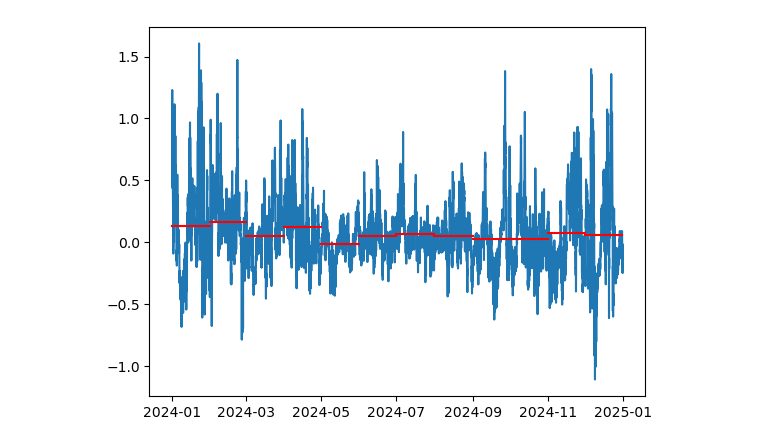
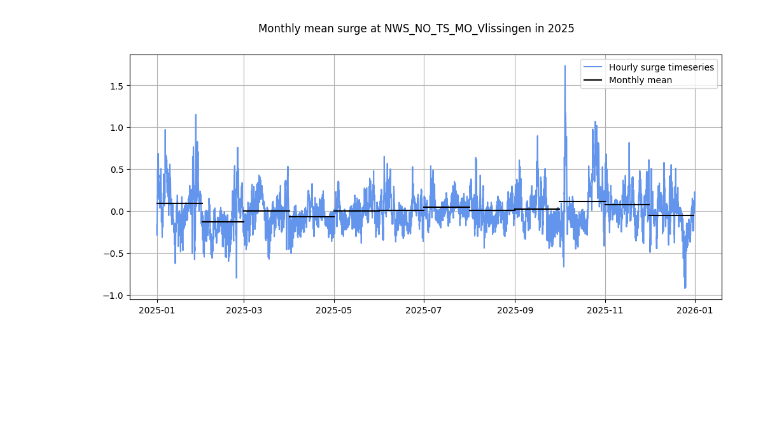
Before and after one commit to VU-IVM/gtsm3-era5-nrt, a Jupyter notebook: 03_other_postprocessing/00_monthly_means_surge_SeaLevelMonitor.ipynb, the cells around one changed output. Cells and saved outputs as stored; diff of their text form; code cells hidden in the pictures; blank space fills up the shorter version.

Commit message:
upodated analysis surge quantiles and AM

```diff
--- a/03_other_postprocessing/00_monthly_means_surge_SeaLevelMonitor.ipynb
+++ b/03_other_postprocessing/00_monthly_means_surge_SeaLevelMonitor.ipynb
@@ -18,3 +17,3 @@ outdir = os.path.join(dir_postproc,'SeaLevelMonitor')
 # %%
 # select year to process
-yrs = range(1981,2019)
+yrs = range(2019,2025)
@@ -159,9 +146,12 @@ Attributes: (12/35)
+# %%
+year = 2025
+ds_ts = xr.open_mfdataset(os.path.join(r'p:\1230882-emodnet_hrsm\GTSM-ERA5\06_model_runs\03_postprocessing\timeseries-GTSM-ERA5-hourly\surge',f'reanalysis_surge_hourly_{year}_*_v2.nc'))
 # %%
 # checkplot of timeseries and monthly means for one location
 
-loc = [4.556043, 52.461978] # IJmuiden station coordinates [lon,lat]
-
-# find station number
-abslon = np.abs(ds_monthly_mean.station_x_coordinate-loc[0])
-abslat = np.abs(ds_monthly_mean.station_y_coordinate-loc[1])
-station_id = ds_monthly_mean['stations'].isel(stations=np.argmin(abslon.values**2 + abslat.values**2)).values.tolist()
+locs = [[4.556043, 52.461978], # IJmuiden
+        [3.597, 51.453], # Vlissingen
+        [4.738, 52.959], # Den Helder
+        [5.296, 53.21], # Harlingen
+        [6.938, 53.32], # Delfzijl
+        [4.124, 51.979]] # Hoek van Holland
@@ -186,12 +158,25 @@ Attributes:
+# %%
+loc = locs[0]
+
+# find station number
+abslon = np.abs(ds_all.station_x_coordinate-loc[0])
+abslat = np.abs(ds_all.station_y_coordinate-loc[1])
+station_id = ds_all['stations'].isel(stations=np.argmin(abslon.values**2 + abslat.values**2)).values.tolist()
 # %%
 # Make a plot of timeseries and monthly means
-plt.plot(ds['time'],ds['surge'].sel(stations=station_id))
+
+fig,ax = plt.subplots(figsize=(12,5))
+ax.plot(ds_ts['time'],ds_ts['surge'].sel(stations=station_id), color='cornflowerblue', label='Hourly surge timeseries')
 for mm in range(0,12):
-    time1 = np.datetime64(f"{ds_monthly_mean['year'].values[0]}-{ds_monthly_mean['month'][mm].values:02}")
+    time1 = np.datetime64(f"{year}-{ds_all.sel(year=year)['month'][mm].values:02}")
     if mm==11:
-        time2 = np.datetime64(f"{ds_monthly_mean['year'].values[0]}-{ds_monthly_mean['month'][mm].values:02}-31")
+        time2 = np.datetime64(f"{year}-{ds_all.sel(year=year)['month'][mm].values:02}-31")
     else:
-        time2 = np.datetime64(f"{ds_monthly_mean['year'].values[0]}-{ds_monthly_mean['month'][mm+1].values:02}")
-    plt.plot([time1,time2],[ds_monthly_mean['surge'].sel(stations=station_id).squeeze().values[mm],ds_monthly_mean['surge'].sel(stations=station_id).squeeze().values[mm]],color='red')
+        time2 = np.datetime64(f"{year}-{ds_all.sel(year=year)['month'][mm+1].values:02}")
+    ax.plot([time1,time2],[ds_all['surge'].sel(stations=station_id, year=year).squeeze().values[mm],ds_all['surge'].sel(stations=station_id, year=year).squeeze().values[mm]],color='k', label='Monthly mean' if mm==0 else "")
+ax.grid()
+ax.legend()
+fig.suptitle(f"Monthly mean surge at {ds_all['station_name'].sel(stations=station_id).values.item()} in {year}")
+fig.savefig(os.path.join(outdir,'figures',f'monthly_means_surge_{ds_all.sel(stations=station_id).station_name.values.item()}_2025_timeseries_nolegend.png'), dpi=300)
 # %% [output]
-[figure, old version]
+[figure, new version]
```
Also changed, not shown: parts of 17 cells of this notebook, 4 other files.
